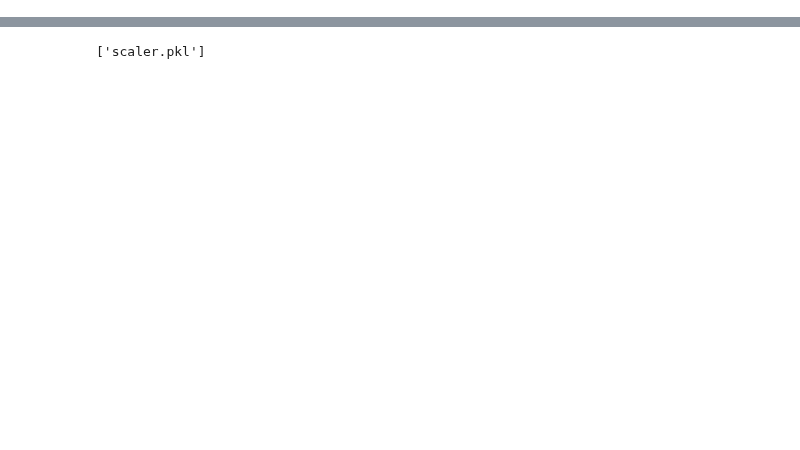
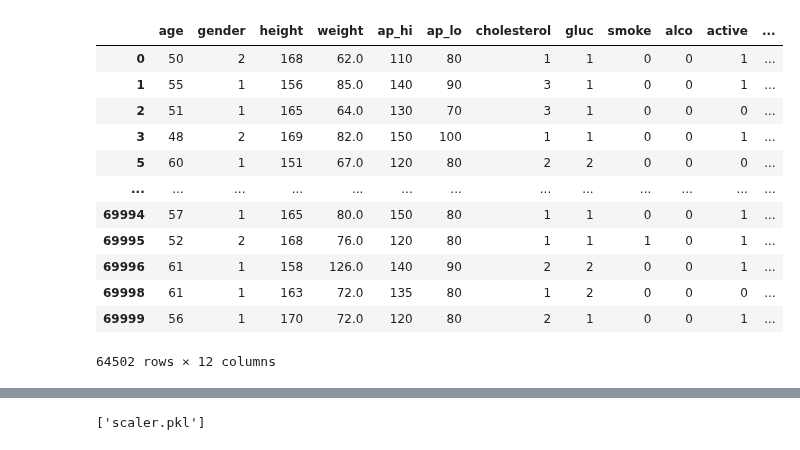
Before and after one commit to C23-PC718/Nutriast_ML, a Jupyter notebook: buildnewmodel.ipynb, the cells around one changed output, grey strips where cells are left out. Saved outputs shown, nothing was run; the diff lists cells and outputs as text; code cells hidden in the pictures; blank space fills up the shorter version.

Commit message:
add cleaning data

```diff
--- a/buildnewmodel.ipynb
+++ b/buildnewmodel.ipynb
@@ -7,0 +53,14 @@ from sklearn.preprocessing import StandardScaler
+# %%
+Q3 = df.quantile(0.75)
+Q1 = df.quantile(0.25)
+IQR = Q3-Q1
+
+Jumlah_Outlier = []
+
+for col in df.select_dtypes(np.number).columns:
+    outliers = ((df[col] < (Q1[col] - 1.5 * IQR[col])) | (df[col] > (Q3[col] + 1.5 * IQR[col]))).sum()
+    Jumlah_Outlier.append([col, outliers, outliers/len(df)])
+
+indexOutput = list(range(0, len(Jumlah_Outlier)))
+
+pd.DataFrame(Jumlah_Outlier, columns=['Column', 'Outlier','persentase'],index=indexOutput).sort_values(by=['persentase'], ascending = False,ignore_index=True)
@@ -7,0 +81,28 @@ from sklearn.preprocessing import StandardScaler
+# %%
+columns_to_process = ['ap_hi', 'ap_lo']
+
+df_processed = df.copy()
+
+for column in columns_to_process:
+    Q1 = df[column].quantile(0.25)
+    Q3 = df[column].quantile(0.75)
+    IQR = Q3 - Q1
+    lower_limit = Q1 - 1.5 * IQR
+    upper_limit = Q3 + 1.5 * IQR
+    df_processed = df_processed.loc[(df_processed[column] >= lower_limit) & (df_processed[column] <= upper_limit)]
+
+df_processed
+# %% [output]
+|  | age | gender | height | weight | ap_hi | ap_lo | cholesterol | gluc | smoke | alco | active | ... |
+| 0 | 50 | 2 | 168 | 62.0 | 110 | 80 | 1 | 1 | 0 | 0 | 1 | ... |
+| 1 | 55 | 1 | 156 | 85.0 | 140 | 90 | 3 | 1 | 0 | 0 | 1 | ... |
+| 2 | 51 | 1 | 165 | 64.0 | 130 | 70 | 3 | 1 | 0 | 0 | 0 | ... |
+| 3 | 48 | 2 | 169 | 82.0 | 150 | 100 | 1 | 1 | 0 | 0 | 1 | ... |
+| 5 | 60 | 1 | 151 | 67.0 | 120 | 80 | 2 | 2 | 0 | 0 | 0 | ... |
+| ... | ... | ... | ... | ... | ... | ... | ... | ... | ... | ... | ... | ... |
+| 69994 | 57 | 1 | 165 | 80.0 | 150 | 80 | 1 | 1 | 0 | 0 | 1 | ... |
+| 69995 | 52 | 2 | 168 | 76.0 | 120 | 80 | 1 | 1 | 1 | 0 | 1 | ... |
+| 69996 | 61 | 1 | 158 | 126.0 | 140 | 90 | 2 | 2 | 0 | 0 | 1 | ... |
+| 69998 | 61 | 1 | 163 | 72.0 | 135 | 80 | 1 | 2 | 0 | 0 | 0 | ... |
+| 69999 | 56 | 1 | 170 | 72.0 | 120 | 80 | 2 | 1 | 0 | 0 | 1 | ... |
+64502 rows × 12 columns
```
Also changed, not shown: parts of 11 cells of this notebook.
